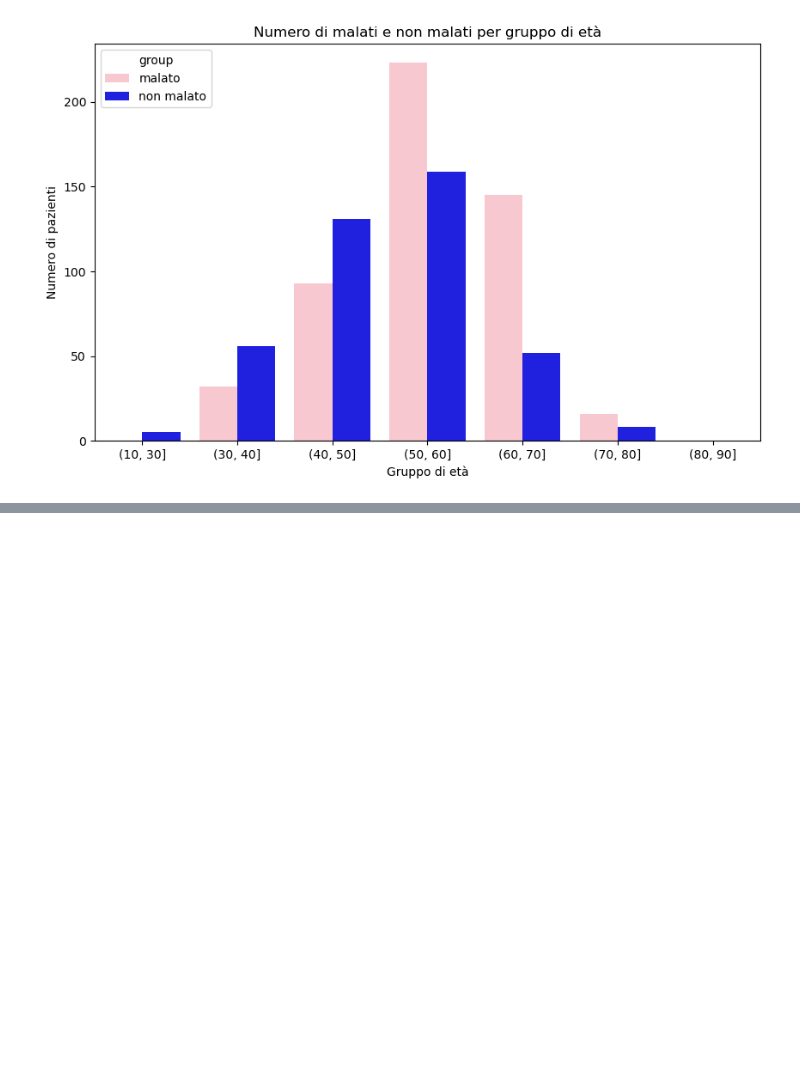
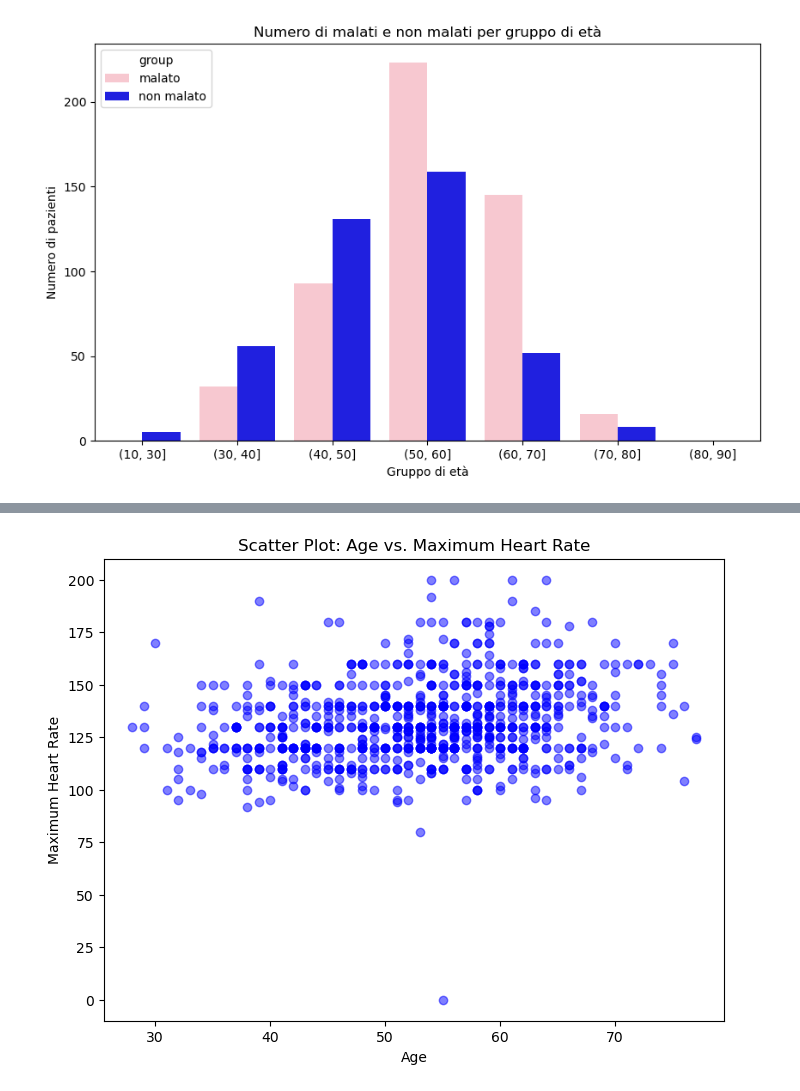
Before and after one commit to mattiaise/scientific-visualization, a Jupyter notebook: maxHeart.ipynb, the cells around one changed output, grey strips where cells are left out. Cells and saved outputs as stored; diff of their text form; code cells hidden in the pictures; blank space fills up the shorter version.

```diff
--- a/maxHeart.ipynb
+++ b/maxHeart.ipynb
@@ -98,0 +174,9 @@ plt.show()
+# %%
+plt.figure(figsize=(8, 6))
+plt.scatter(df['age'], df['trestbps'], color='blue', alpha=0.5)
+plt.title('Scatter Plot: Age vs. Maximum Heart Rate')
+plt.xlabel('Age')
+plt.ylabel('Maximum Heart Rate')
+plt.show()
+# %% [output]
+[figure, added]
```
Also changed, not shown: parts of 5 cells of this notebook.
